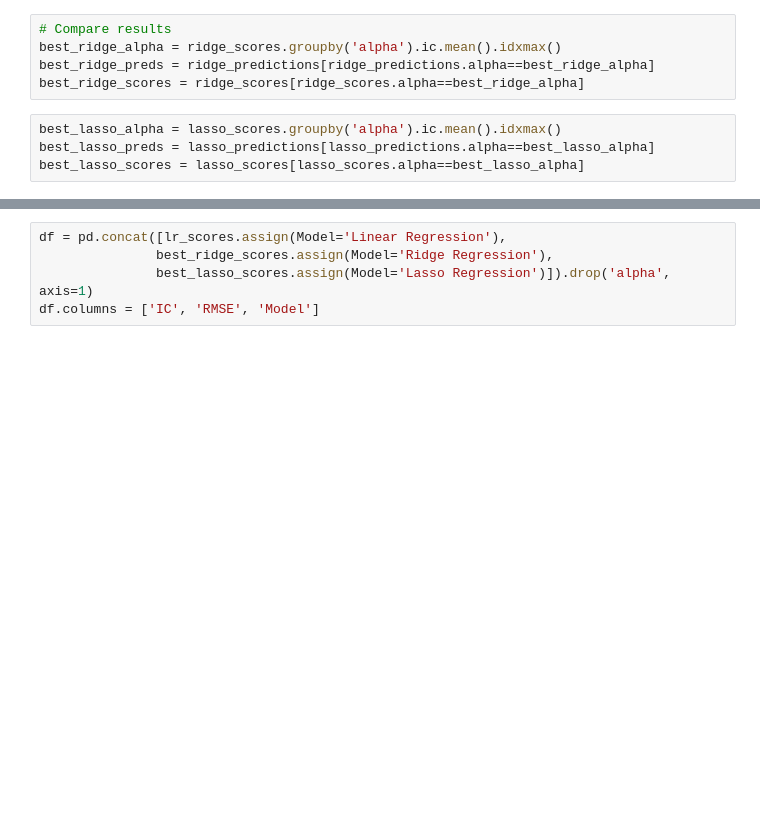
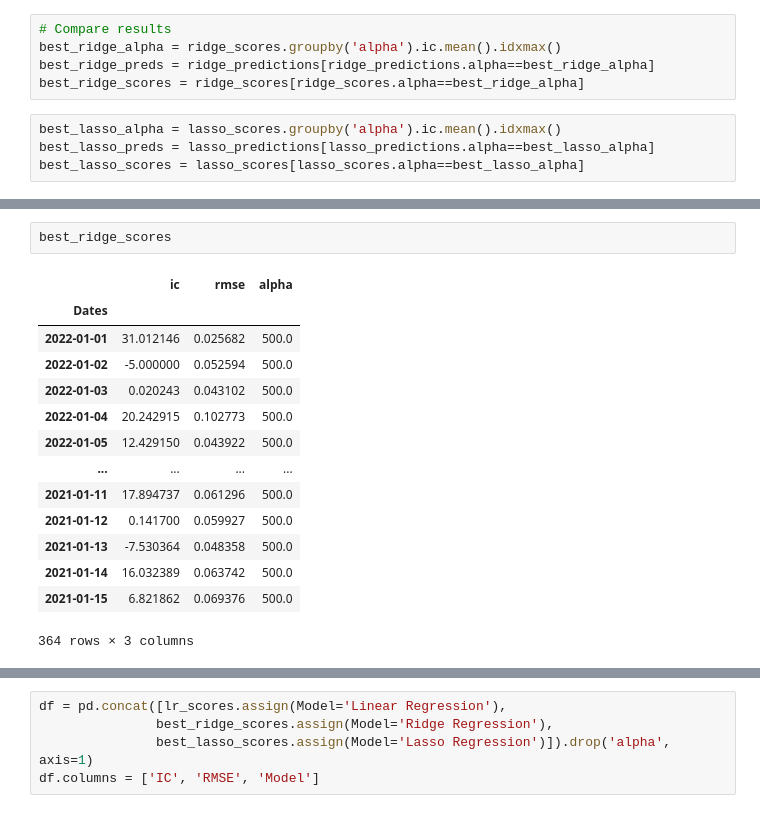
Before and after one commit to carlos-carlos/ML-Class-capstone-project, a Jupyter notebook: Step6_Predictions.ipynb, the cells around one changed output, grey strips where cells are left out. Cells and saved outputs as stored; diff of their text form; blank space fills up the shorter version.

```diff
--- a/Step6_Predictions.ipynb
+++ b/Step6_Predictions.ipynb
@@ -712,0 +824,17 @@ best_lasso_scores = lasso_scores[lasso_scores.alpha==best_lasso_alpha]
+# %%
+best_ridge_scores
+# %% [output]
+|  | ic | rmse | alpha |
+| Dates |  |  |  |
+| 2022-01-01 | 31.012146 | 0.025682 | 500.0 |
+| 2022-01-02 | -5.000000 | 0.052594 | 500.0 |
+| 2022-01-03 | 0.020243 | 0.043102 | 500.0 |
+| 2022-01-04 | 20.242915 | 0.102773 | 500.0 |
+| 2022-01-05 | 12.429150 | 0.043922 | 500.0 |
+| ... | ... | ... | ... |
+| 2021-01-11 | 17.894737 | 0.061296 | 500.0 |
+| 2021-01-12 | 0.141700 | 0.059927 | 500.0 |
+| 2021-01-13 | -7.530364 | 0.048358 | 500.0 |
+| 2021-01-14 | 16.032389 | 0.063742 | 500.0 |
+| 2021-01-15 | 6.821862 | 0.069376 | 500.0 |
+364 rows × 3 columns
```
Also changed, not shown: parts of 52 cells of this notebook.
